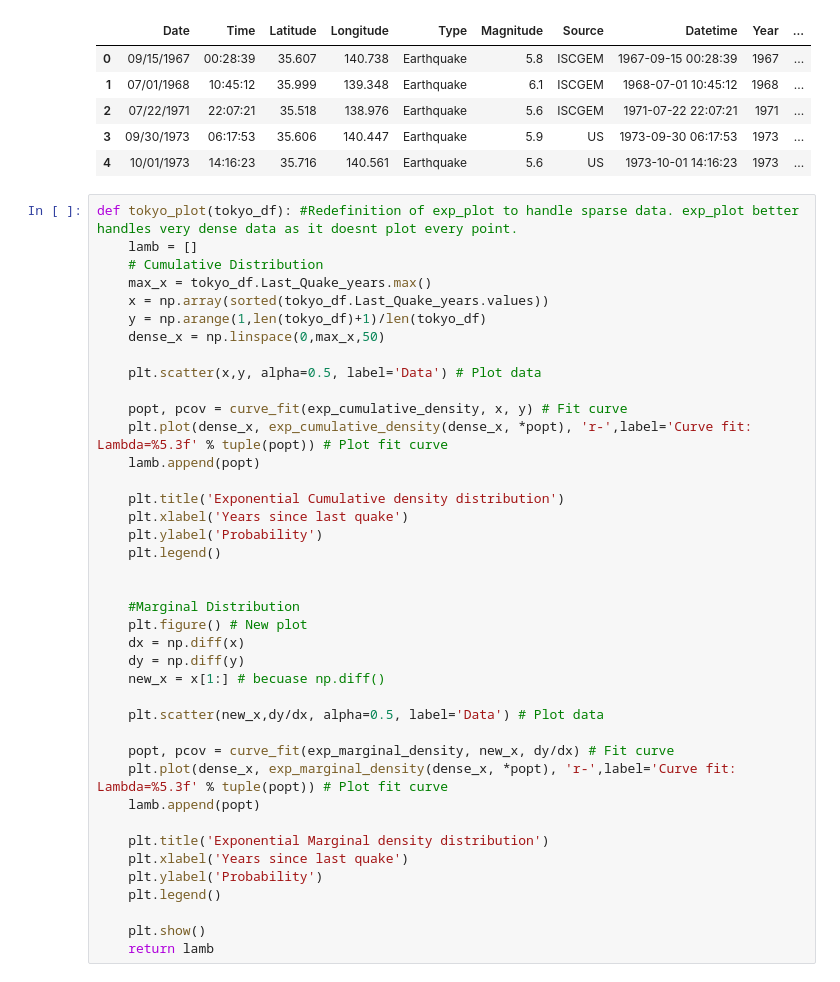
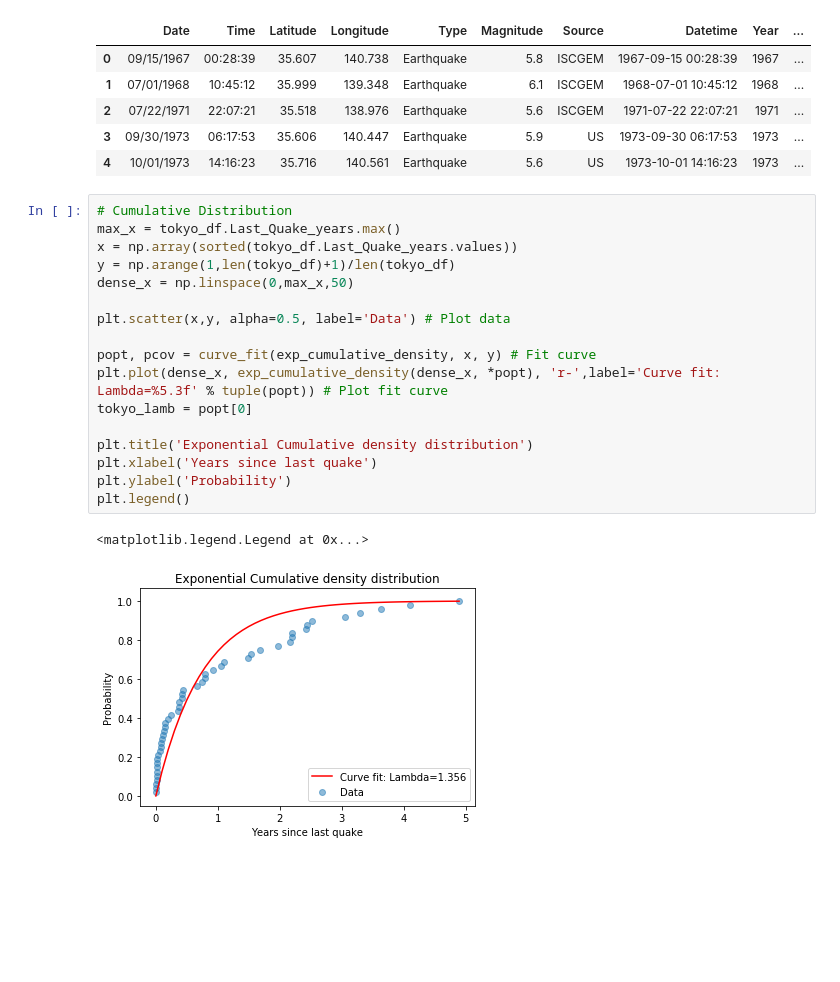
Before and after one commit to royceschultz/Data-Analysis, a Jupyter notebook: Earthquake.ipynb, the cells around one changed output. Cells and saved outputs as stored; diff of their text form; blank space fills up the shorter version.

```diff
--- a/Earthquake.ipynb
+++ b/Earthquake.ipynb
@@ -393,42 +332,22 @@ See the caveats in the documentation: http://pandas.pydata.org/pandas-docs/stabl
 | 3 | 09/30/1973 | 06:17:53 | 35.606 | 140.447 | Earthquake | 5.9 | US | 1973-09-30 06:17:53 | 1973 | ... |
 | 4 | 10/01/1973 | 14:16:23 | 35.716 | 140.561 | Earthquake | 5.6 | US | 1973-10-01 14:16:23 | 1973 | ... |
 # %%
-def tokyo_plot(tokyo_df): #Redefinition of exp_plot to handle sparse data. exp_plot better handles very dense data as it doesnt plot every point.
-    lamb = []
-    # Cumulative Distribution
-    max_x = tokyo_df.Last_Quake_years.max()
-    x = np.array(sorted(tokyo_df.Last_Quake_years.values))
-    y = np.arange(1,len(tokyo_df)+1)/len(tokyo_df)
-    dense_x = np.linspace(0,max_x,50)
+# Cumulative Distribution
+max_x = tokyo_df.Last_Quake_years.max()
+x = np.array(sorted(tokyo_df.Last_Quake_years.values))
+y = np.arange(1,len(tokyo_df)+1)/len(tokyo_df)
+dense_x = np.linspace(0,max_x,50)
 
-    plt.scatter(x,y, alpha=0.5, label='Data') # Plot data
+plt.scatter(x,y, alpha=0.5, label='Data') # Plot data
 
-    popt, pcov = curve_fit(exp_cumulative_density, x, y) # Fit curve
-    plt.plot(dense_x, exp_cumulative_density(dense_x, *popt), 'r-',label='Curve fit: Lambda=%5.3f' % tuple(popt)) # Plot fit curve
-    lamb.append(popt)
+popt, pcov = curve_fit(exp_cumulative_density, x, y) # Fit curve
+plt.plot(dense_x, exp_cumulative_density(dense_x, *popt), 'r-',label='Curve fit: Lambda=%5.3f' % tuple(popt)) # Plot fit curve
+tokyo_lamb = popt[0]
 
-    plt.title('Exponential Cumulative density distribution')
-    plt.xlabel('Years since last quake')
-    plt.ylabel('Probability')
-    plt.legend()
-
-
-    #Marginal Distribution
-    plt.figure() # New plot
-    dx = np.diff(x)
-    dy = np.diff(y)
-    new_x = x[1:] # becuase np.diff()
-
-    plt.scatter(new_x,dy/dx, alpha=0.5, label='Data') # Plot data
-
-    popt, pcov = curve_fit(exp_marginal_density, new_x, dy/dx) # Fit curve
-    plt.plot(dense_x, exp_marginal_density(dense_x, *popt), 'r-',label='Curve fit: Lambda=%5.3f' % tuple(popt)) # Plot fit curve
-    lamb.append(popt)
-
-    plt.title('Exponential Marginal density distribution')
-    plt.xlabel('Years since last quake')
-    plt.ylabel('Probability')
-    plt.legend()
-
-    plt.show()
-    return lamb
+plt.title('Exponential Cumulative density distribution')
+plt.xlabel('Years since last quake')
+plt.ylabel('Probability')
+plt.legend()
+# %% [output]
+<matplotlib.legend.Legend at 0x...>
+[figure, added]
```
Also changed, not shown: parts of 42 cells of this notebook, 8 other files.
